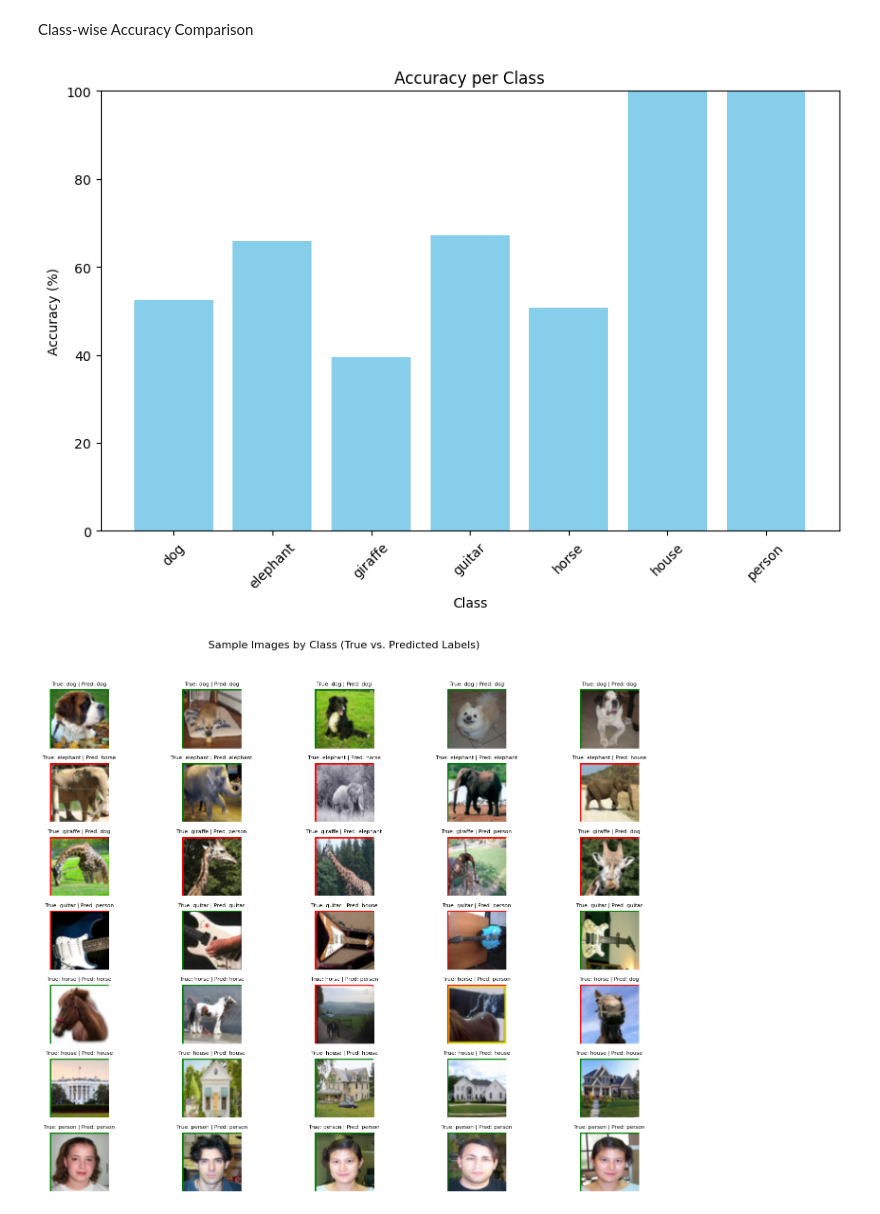
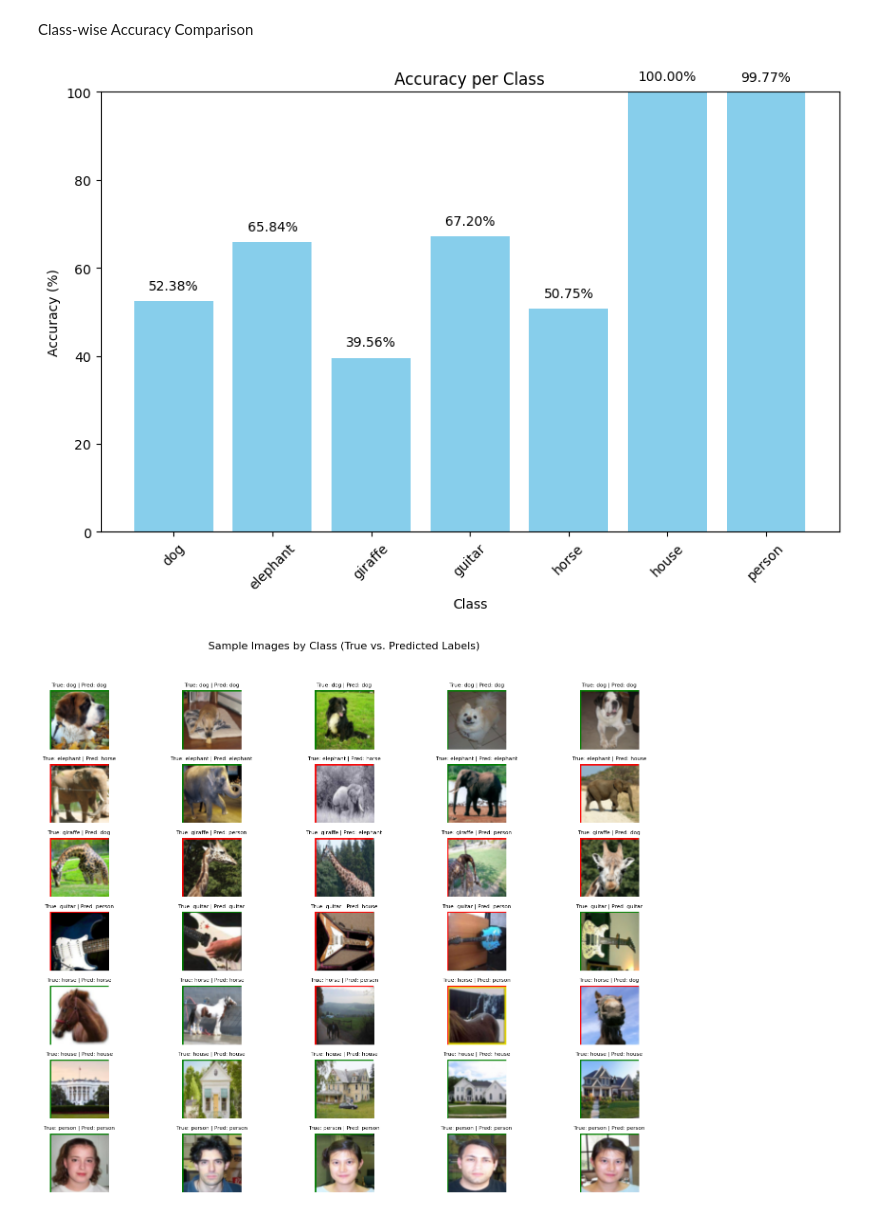
Before and after one commit to DongBumKim/CV_Project, a Jupyter notebook: 2024-2-project.ipynb, the cells around one changed output. Cells and saved outputs as stored; diff of their text form; code cells hidden in the pictures.

```diff
--- a/2024-2-project.ipynb
+++ b/2024-2-project.ipynb
@@ -322,36 +322,47 @@ with torch.no_grad():
         inputs, labels = inputs.to(device), labels.to(device)
 
         outputs = model(inputs)
         _, predicted = outputs.max(1)
 
         # Store results and track accuracy for each class
         for img, true_label, pred_label in zip(inputs, labels, predicted):
             true_class = class_names[true_label.item()]
             pred_class = class_names[pred_label.item()]
 
             # Save image and labels in the dictionary
             results_by_class[true_class].append((img.cpu(), true_class, pred_class))
 
             # Update accuracy counts
             class_total[true_class] += 1
             if true_label == pred_label:
                 class_correct[true_class] += 1
 
 # Calculate accuracy for each class
 class_accuracies = {class_name: 100 * class_correct[class_name] / class_total[class_name]
                     for class_name in class_names}
 
-# Plot the accuracy for each class
+# Plot the accuracy for each class with percentage labels
 plt.figure(figsize=(10, 6))
-plt.bar(class_accuracies.keys(), class_accuracies.values(), color='skyblue')
+bars = plt.bar(class_accuracies.keys(), class_accuracies.values(), color='skyblue')
 plt.title('Accuracy per Class')
 plt.xlabel('Class')
 plt.ylabel('Accuracy (%)')
 plt.ylim(0, 100)
 plt.xticks(rotation=45)
+
+# Add accuracy percentage above each bar
+for bar in bars:
+    height = bar.get_height()
+    plt.text(
+        bar.get_x() + bar.get_width() / 2,  # X position: middle of the bar
+        height + 2,                         # Y position: slightly above the bar
+        f'{height:.2f}%',                   # Text with 2 decimal points
+        ha='center', va='bottom'            # Center the text horizontally
+    )
+
 plt.show()
 # %% [output]
-[figure, old version]
+[figure, new version]
 # %%
 import matplotlib.patches as patches
 
```
Also changed, not shown: parts of 1 cell of this notebook, 2 other files.
